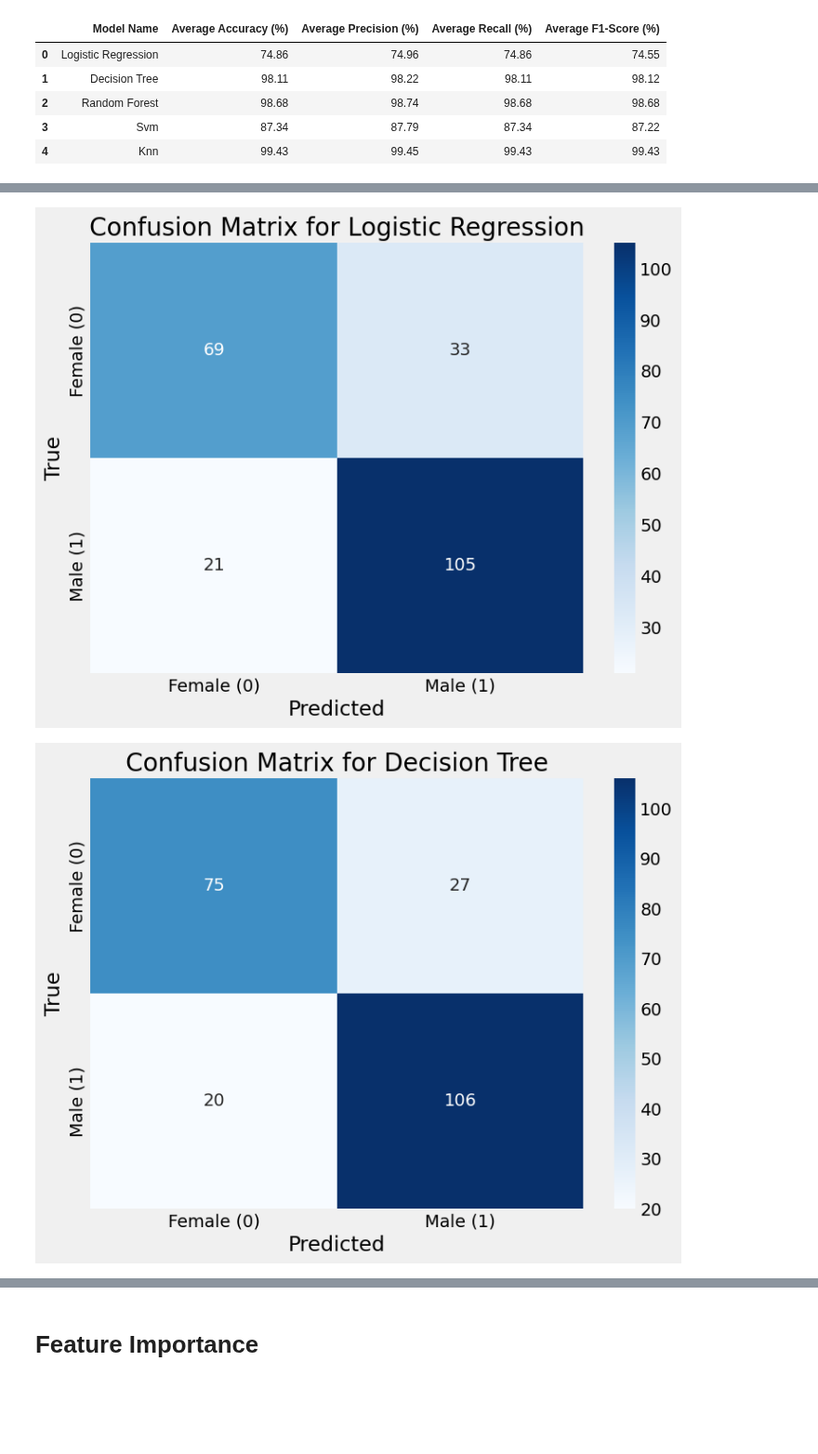
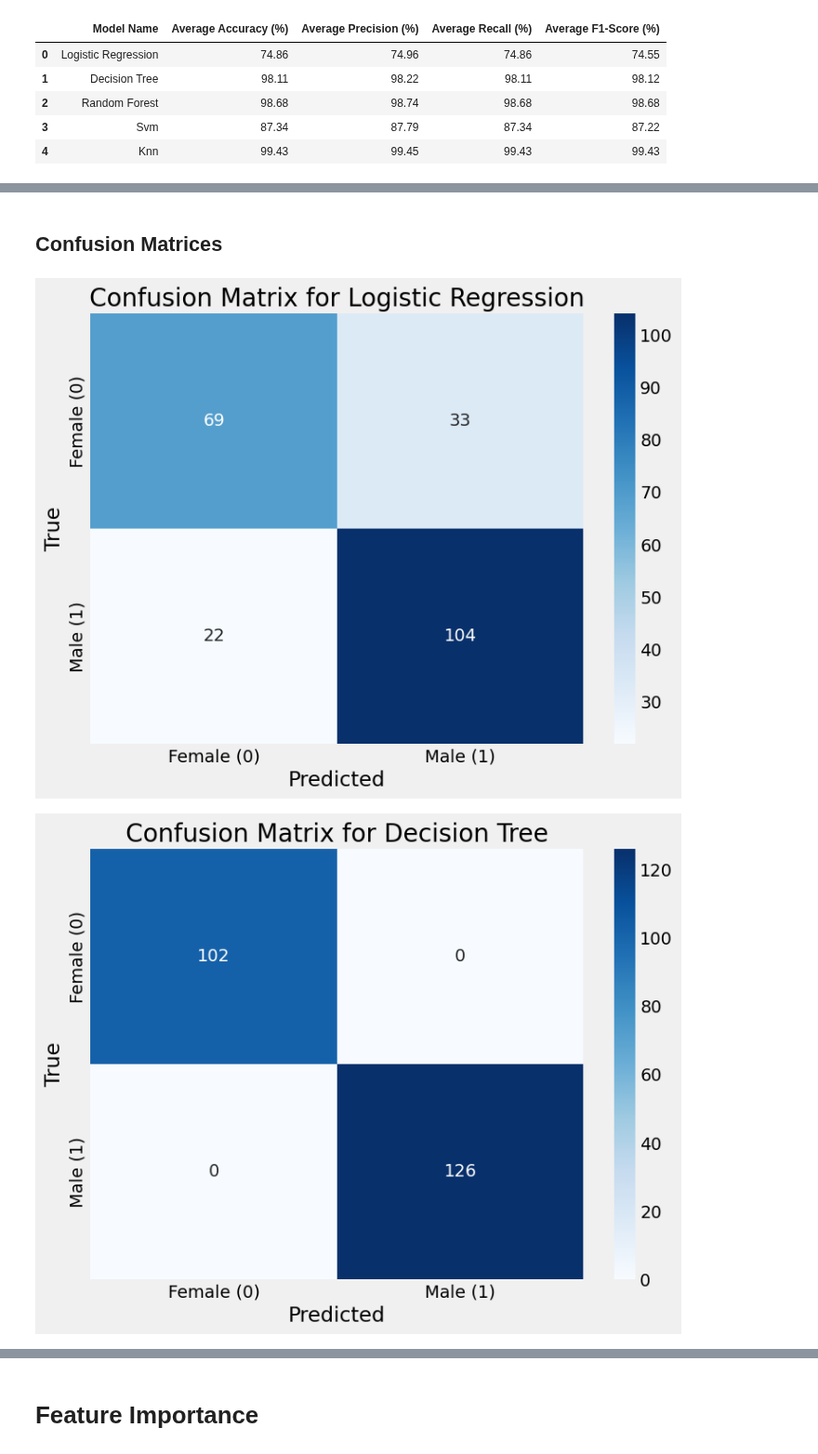
Before and after one commit to Geez-l/litoX, a Jupyter notebook: machine_learning.ipynb, the cells around one changed output, grey strips where cells are left out. Shown at 93% size. Saved outputs shown, nothing was run; the diff lists cells and outputs as text; code cells hidden in the pictures; blank space fills up the shorter version.

```diff
--- a/machine_learning.ipynb
+++ b/machine_learning.ipynb
@@ -583,3 +646,5 @@ cv_scores_df
+# %% [markdown]
+## Confusion Matrices
 # %%
 from sklearn.metrics import confusion_matrix
 import seaborn as sns
@@ -587,7 +652,7 @@ import matplotlib.pyplot as plt
 
 logreg = Pipeline([
     ('scaler', StandardScaler()),
-    ('classifier', LogisticRegression(solver='lbfgs', max_iter=1000, random_state=42, C=1))
+    ('classifier', LogisticRegression(solver='lbfgs', max_iter=1000, random_state=42, C=5))
 ])
 
 logreg.fit(x_train, y_train)
@@ -606,29 +671,29 @@ plt.ylabel('True')
 plt.title('Confusion Matrix for Logistic Regression')
 plt.show()
 # %% [output]
-[figure, old version]
+[figure, new version]
 # %%
 from sklearn.metrics import confusion_matrix
 from sklearn.metrics import make_scorer, precision_score, recall_score, f1_score
 
 # Decision Tree Model
-decision_tree = DecisionTreeClassifier(criterion='gini', max_depth=5, random_state=42)
+decision_tree = DecisionTreeClassifier(criterion='gini', max_depth=10, random_state=42)
 decision_tree.fit(x_train, y_train)
 y_pred_dt = decision_tree.predict(x_test)
 
 # Confusion Matrix for Decision Tree
 cm_dt = confusion_matrix(y_test, y_pred_dt)
 
 plt.figure(figsize=(8, 6))
 sns.heatmap(cm_dt, annot=True, fmt='d', cmap="Blues",
             xticklabels=['Female (0)', 'Male (1)'],
             yticklabels=['Female (0)', 'Male (1)'])
 plt.xlabel('Predicted')
 plt.ylabel('True')
 plt.title('Confusion Matrix for Decision Tree')
 plt.show()
 # %% [output]
-[figure, old version]
+[figure, new version]
 # %%
 from sklearn.metrics import confusion_matrix
 import matplotlib.pyplot as plt
```
Also changed, not shown: parts of 13 cells of this notebook.
